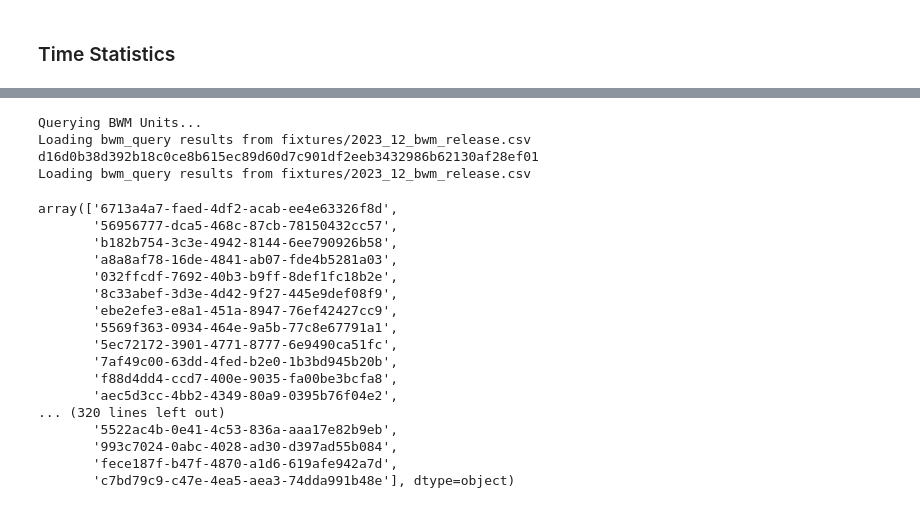
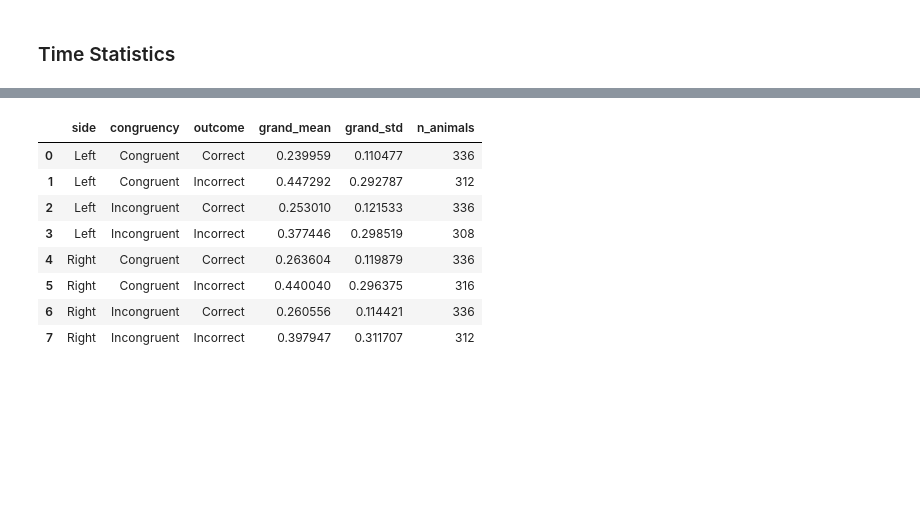
Before and after one commit to debottamKundu/ibl-partial-info-decomp, a Jupyter notebook: notebooks/simple_manifold_sanity.ipynb, the cells around one changed output, grey strips where cells are left out. Cells and saved outputs as stored; diff of their text form; code cells hidden in the pictures; blank space fills up the shorter version.

```diff
--- a/notebooks/simple_manifold_sanity.ipynb
+++ b/notebooks/simple_manifold_sanity.ipynb
@@ -228,42 +159,0 @@ compute_avg_reaction_times(tx)
-# %%
-from ibl_info.manifold import MY_REGIONS
-
-
-one = ONE(
-    base_url="https://openalyx.internationalbrainlab.org",
-    password="international",
-    silent=True,
-    username="intbrainlab",
-)
-print("Querying BWM Units...")
-
-units_df = bwm_units(one)
-relevant_pids = units_df[units_df["Beryl"].isin(MY_REGIONS)]["pid"].unique()
-
-bwm_df = bwm_query(one)
-subset_df = bwm_df[bwm_df["pid"].isin(relevant_pids)]
-# %% [output]
-Querying BWM Units...
-Loading bwm_query results from fixtures/2023_12_bwm_release.csv
-d16d0b38d392b18c0ce8b615ec89d60d7c901df2eeb3432986b62130af28ef01
-Loading bwm_query results from fixtures/2023_12_bwm_release.csv
-# %%
-subset_df["eid"].unique()
-# %% [output]
-array(['6713a4a7-faed-4df2-acab-ee4e63326f8d',
-       '56956777-dca5-468c-87cb-78150432cc57',
-       'b182b754-3c3e-4942-8144-6ee790926b58',
-       'a8a8af78-16de-4841-ab07-fde4b5281a03',
-       '032ffcdf-7692-40b3-b9ff-8def1fc18b2e',
-       '8c33abef-3d3e-4d42-9f27-445e9def08f9',
-       'ebe2efe3-e8a1-451a-8947-76ef42427cc9',
-       '5569f363-0934-464e-9a5b-77c8e67791a1',
-       '5ec72172-3901-4771-8777-6e9490ca51fc',
-       '7af49c00-63dd-4fed-b2e0-1b3bd945b20b',
-       'f88d4dd4-ccd7-400e-9035-fa00be3bcfa8',
-       'aec5d3cc-4bb2-4349-80a9-0395b76f04e2',
-... (320 lines left out)
-       '5522ac4b-0e41-4c53-836a-aaa17e82b9eb',
-       '993c7024-0abc-4028-ad30-d397ad55b084',
-       'fece187f-b47f-4870-a1d6-619afe942a7d',
-       'c7bd79c9-c47e-4ea5-aea3-74dda991b48e'], dtype=object)
@@ -269,0 +170,12 @@ array(['6713a4a7-faed-4df2-acab-ee4e63326f8d',
+# %%
+grand_average
+# %% [output]
+|  | side | congruency | outcome | grand_mean | grand_std | n_animals |
+| 0 | Left | Congruent | Correct | 0.239959 | 0.110477 | 336 |
+| 1 | Left | Congruent | Incorrect | 0.447292 | 0.292787 | 312 |
+| 2 | Left | Incongruent | Correct | 0.253010 | 0.121533 | 336 |
+| 3 | Left | Incongruent | Incorrect | 0.377446 | 0.298519 | 308 |
+| 4 | Right | Congruent | Correct | 0.263604 | 0.119879 | 336 |
+| 5 | Right | Congruent | Incorrect | 0.440040 | 0.296375 | 316 |
+| 6 | Right | Incongruent | Correct | 0.260556 | 0.114421 | 336 |
+| 7 | Right | Incongruent | Incorrect | 0.397947 | 0.311707 | 312 |
```
Also changed, not shown: parts of 5 cells of this notebook, 4 other files.
